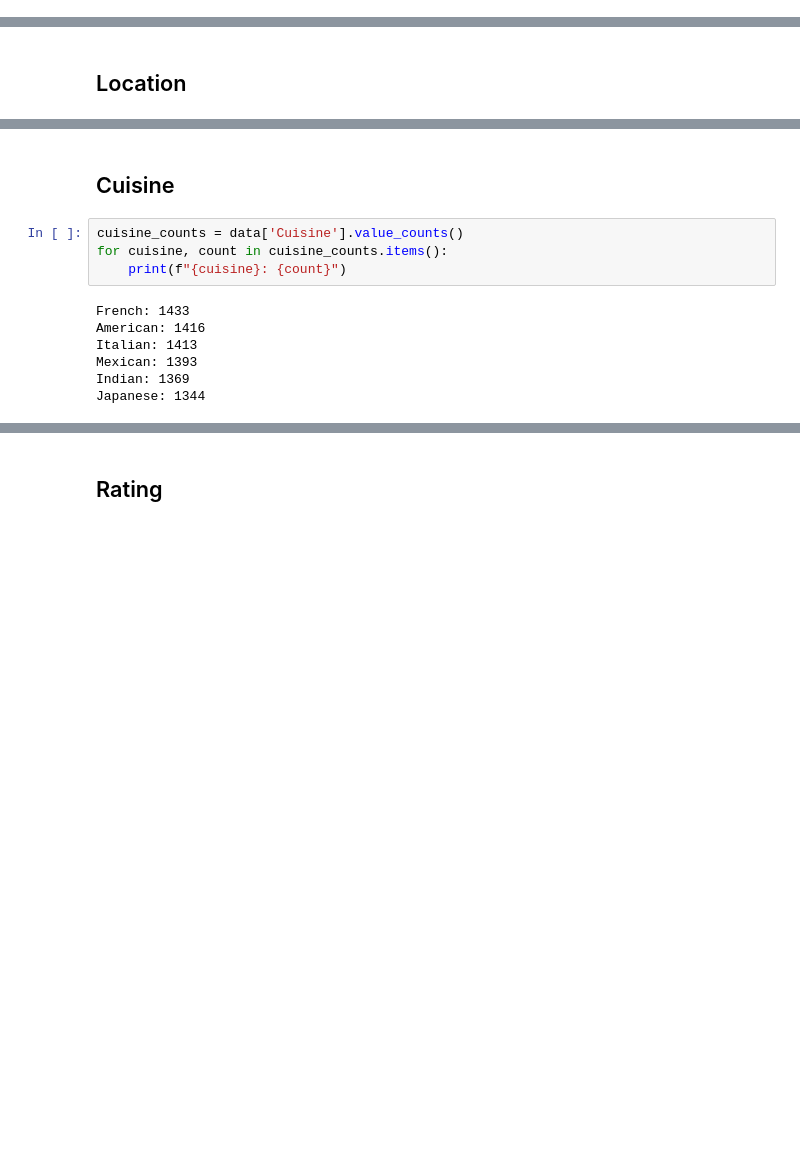
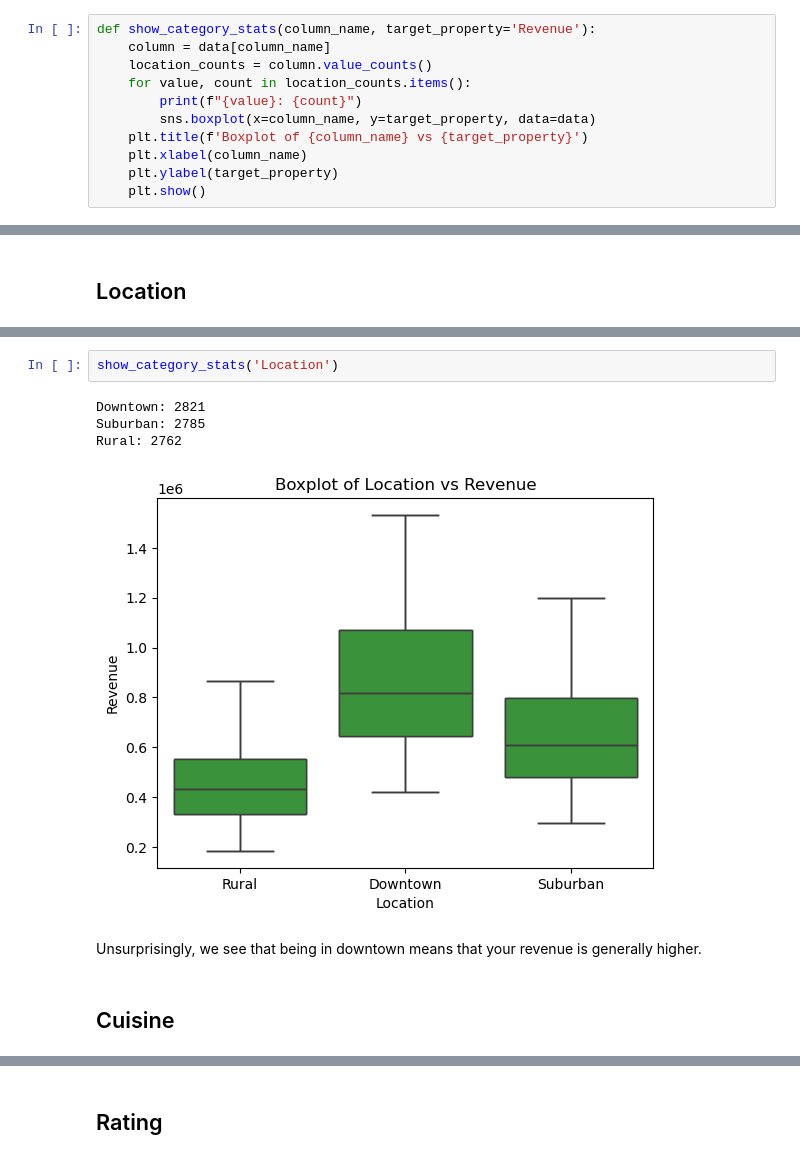
Before and after one commit to hijarian/urv-nec-assignment-1, a Jupyter notebook: 01-prepare-data.ipynb, the cells around one changed output, grey strips where cells are left out. Cells and saved outputs as stored; diff of their text form; blank space fills up the shorter version.

```diff
--- a/01-prepare-data.ipynb
+++ b/01-prepare-data.ipynb
@@ -36,0 +73,11 @@ First two columns are discrete classes, let's enumerate them. Every other proper
+# %%
+def show_category_stats(column_name, target_property='Revenue'):
+    column = data[column_name]
+    location_counts = column.value_counts()
+    for value, count in location_counts.items():
+        print(f"{value}: {count}")
+        sns.boxplot(x=column_name, y=target_property, data=data)
+    plt.title(f'Boxplot of {column_name} vs {target_property}')
+    plt.xlabel(column_name)
+    plt.ylabel(target_property)
+    plt.show()
@@ -47,13 +151,11 @@ Rural: 2762
+# %%
+show_category_stats('Location')
+# %% [output]
+Downtown: 2821
+Suburban: 2785
+Rural: 2762
+[figure, added]
+# %% [markdown]
+Unsurprisingly, we see that being in downtown means that your revenue is generally higher.
 # %% [markdown]
 ## Cuisine
-# %%
-cuisine_counts = data['Cuisine'].value_counts()
-for cuisine, count in cuisine_counts.items():
-    print(f"{cuisine}: {count}")
-# %% [output]
-French: 1433
-American: 1416
-Italian: 1413
-Mexican: 1393
-Indian: 1369
-Japanese: 1344
```
Also changed, not shown: parts of 42 cells of this notebook.
